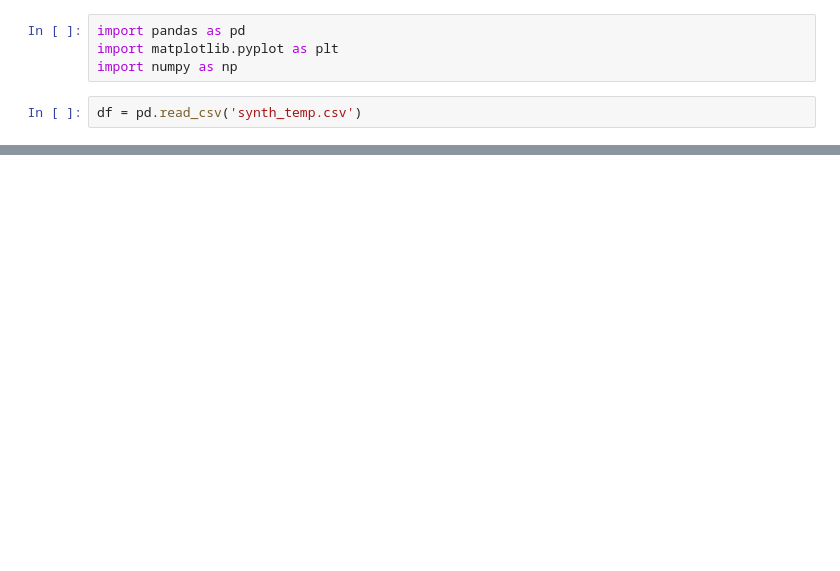
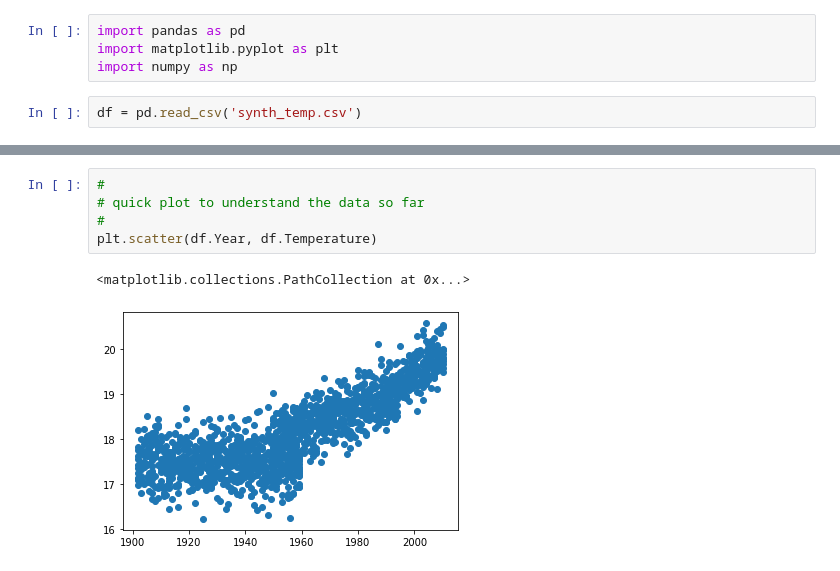
Before and after one commit to PacktWorkshops/The-Supervised-Learning-Workshop, a Jupyter notebook: Chapter 2 - Regression/Exercise_2_01.ipynb, the cells around one changed output, grey strips where cells are left out. Saved outputs shown, nothing was run; the diff lists cells and outputs as text; blank space fills up the shorter version.

```diff
--- a/Chapter 2 - Regression/Exercise_2_01.ipynb
+++ b/Chapter 2 - Regression/Exercise_2_01.ipynb
@@ -26 +49,9 @@ df.head()
+# %%
+#
+# quick plot to understand the data so far
+#
+plt.scatter(df.Year, df.Temperature)
+# %% [output]
+<matplotlib.collections.PathCollection at 0x...>
+[figure, added]
 # %%
```
Also changed, not shown: parts of 8 cells of this notebook, 1 other file.
